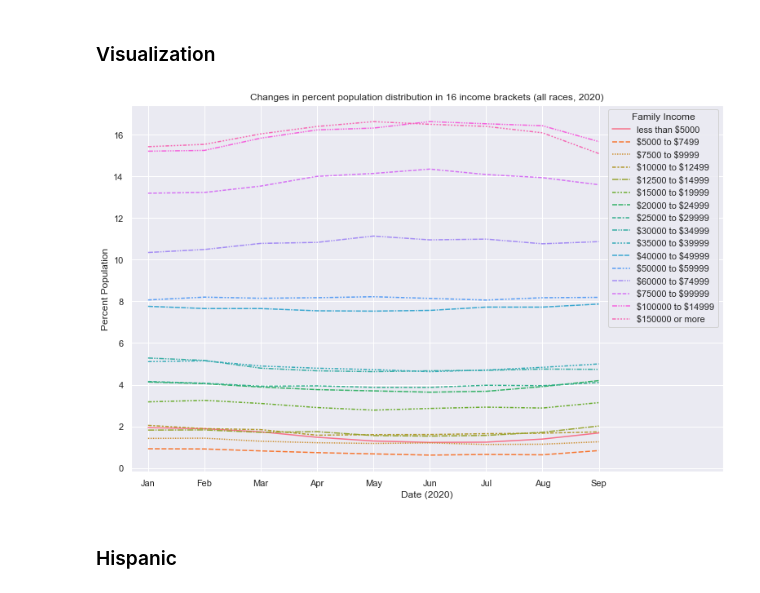
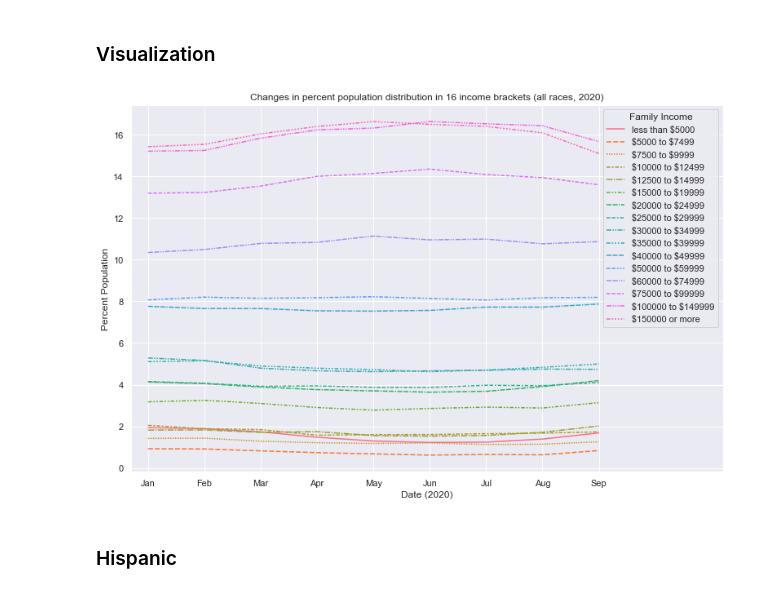
Before and after one commit to adamzuyang/Ursatech-Adam, a Jupyter notebook: Basic Monthly Current Population Survey Data Analysis, Changes in Income and Employment Based on Race.ipynb, the cells around one changed output. Cells and saved outputs as stored; diff of their text form; code cells hidden in the pictures.

```diff
--- a/Basic Monthly Current Population Survey Data Analysis, Changes in Income and Employment Based on Race.ipynb
+++ b/Basic Monthly Current Population Survey Data Analysis, Changes in Income and Employment Based on Race.ipynb
@@ -130,8 +136,20 @@ months_list = ['Jan', 'Feb', 'Mar', 'Apr', 'May', 'Jun', 'Jul', 'Aug', 'Sep']
 income_labels = ["less than \$5000", "\$5000 to \$7499", "\$7500 to \$9999", "\$10000 to \$12499",
                  "\$12500 to \$14999", "\$15000 to \$19999", "\$20000 to \$24999", "\$25000 to \$29999",
                  "\$30000 to \$34999", "\$35000 to \$39999", "\$40000 to \$49999", "\$50000 to \$59999",
-                 "\$60000 to \$74999", "\$75000 to \$99999", "\$100000 to \$14999", "\$150000 or more", ]
+                 "\$60000 to \$74999", "\$75000 to \$99999", "\$100000 to \$149999", "\$150000 or more", ]
+income_labels2 = ["less than 5000 dollars", "5000 to 7499 dollars", "7500 to 9999 dollars", "10000 to 12499 dollars",
+                 "12500 to 14999 dollars", "15000 to 19999 dollars", "20000 to 24999 dollars", "25000 to 29999 dollars",
+                 "30000 to 34999 dollars", "35000 to 39999 dollars", "40000 to 49999 dollars", "50000 to 59999 dollars",
+                 "60000 to 74999 dollars", "75000 to 99999 dollars", "100000 to 149999 dollars", "150000 or more dollars", ]
 
 # For legends
 emp_labels = ["Employed - at work", "Employed - absent", "Unemployed - on layoff", "Unemployed - looking",
               "Not in labor force - retired", "Not in labor force - disabled", "Not in labor force - other"]
+
+bracket_table = pd.DataFrame()
+bracket_table['Income Bracket'] = [""] + ["Income Bracket " + str(i) for i in range(1, 17)]
+bracket_table['Dollar Values'] = [""] + income_labels2
+bracket_table = bracket_table.drop(bracket_table.index[0])
+bracket_table = bracket_table.style.set_caption('Current Population Survey Income Brackets')
+dfi.export(bracket_table, 'tables/CPS_Income_Brackets.png')
+bracket_table
@@ -220,22 +257,22 @@ all_income
 # %%
 all_income_percent = all_income.T
 all_income_percent = all_income_percent.filter(regex='PERCENT', axis=0)
 
 sns.set(rc={'figure.figsize':(13, 8.27)})
 
 all_income_graph = sns.lineplot(data=all_income_percent)
 all_income_graph.set(xlabel='Date (2020)', ylabel='Percent Population')
 all_income_graph.set_xticklabels(months_list)
 #all_income_graph.legend(loc='center right', bbox_to_anchor=(1.25, 0.5), ncol=1)
 all_income_graph.set_title('Changes in percent population distribution in 16 income brackets (all races, 2020)')
 for t, l in zip(all_income_graph.legend().texts, income_labels):
     t.set_text(l)
 all_income_graph.get_legend().set_title("Family Income")
 all_income_graph.set_xlim(-0.3, 10.2)
 
-all_income_graph.get_figure().savefig("graphs/Income_All_LinePlot.png", dpi=400)
+all_income_graph.get_figure().savefig("graphs/Income_All_LinePlot.png", dpi=400, bbox_inches = 'tight')
 # %% [output]
-[figure, old version]
+[figure, new version]
 # %% [markdown]
 ### Hispanic
 # %%
```
Also changed, not shown: parts of 17 cells of this notebook, 42 other files.
